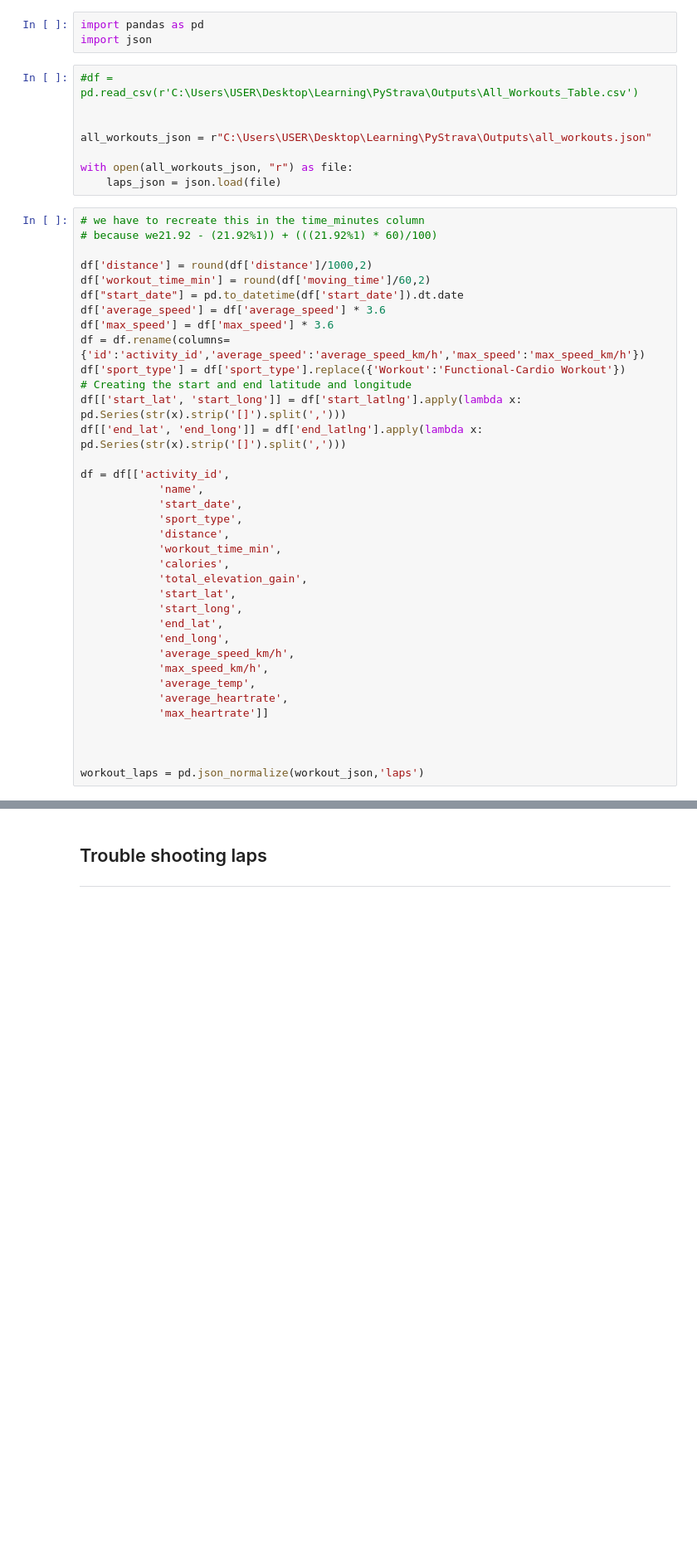
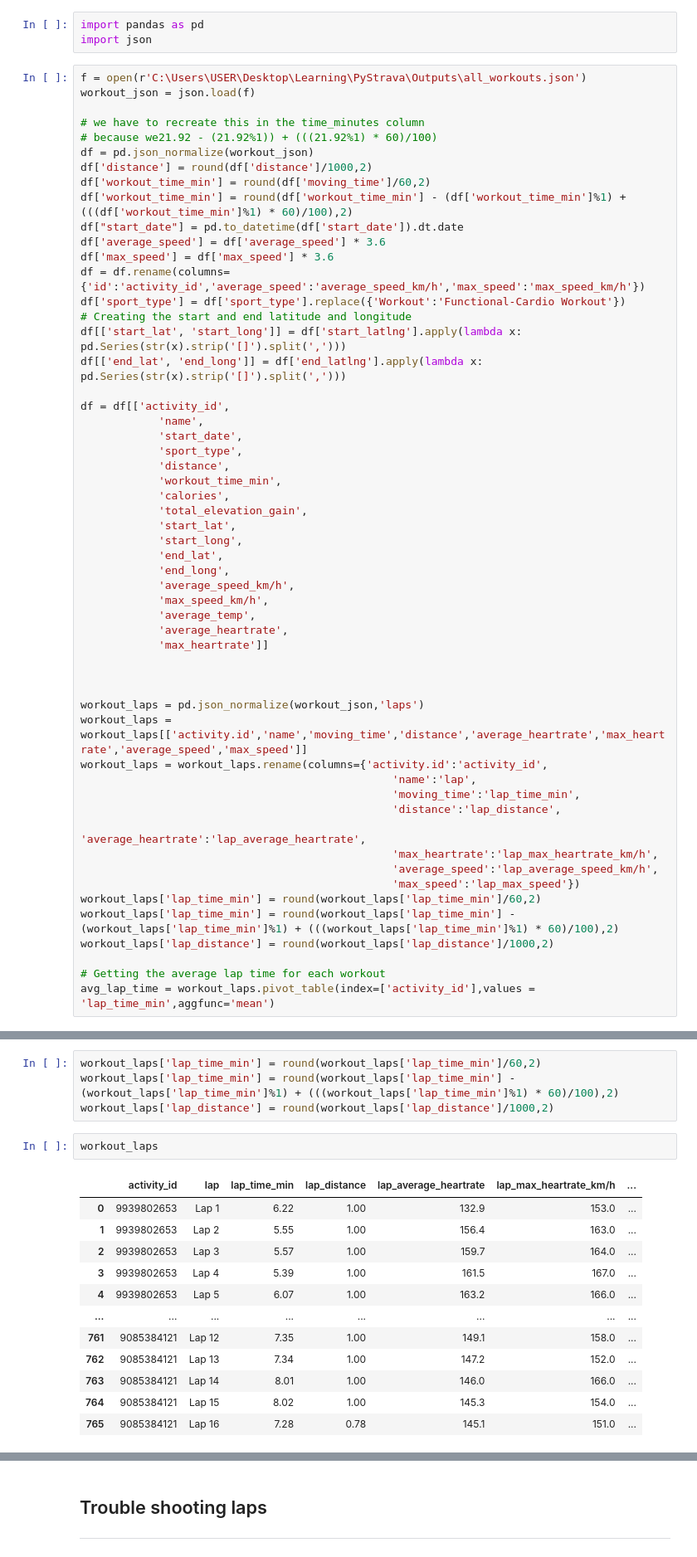
Before and after one commit to ManuelElizaldi/PyStrava, a Jupyter notebook: TroubleShootingNotebook.ipynb, the cells around one changed output, grey strips where cells are left out. Shown: that part at 83% size. Drawn from its saved outputs; the diff is of its cells as text; blank space fills up the shorter version.

```diff
--- a/TroubleShootingNotebook.ipynb
+++ b/TroubleShootingNotebook.ipynb
@@ -1,20 +1,16 @@
 # %%
 import pandas as pd
 import json
-# %%
-#df = pd.read_csv(r'C:\Users\USER\Desktop\Learning\PyStrava\Outputs\All_Workouts_Table.csv')
-
-
-all_workouts_json = r"C:\Users\USER\Desktop\Learning\PyStrava\Outputs\all_workouts.json"
-
-with open(all_workouts_json, "r") as file:
-    laps_json = json.load(file)
 # %%
+f = open(r'C:\Users\USER\Desktop\Learning\PyStrava\Outputs\all_workouts.json')
+workout_json = json.load(f)
+
 # we have to recreate this in the time_minutes column
 # because we21.92 - (21.92%1)) + (((21.92%1) * 60)/100)
-
+df = pd.json_normalize(workout_json)
 df['distance'] = round(df['distance']/1000,2)
 df['workout_time_min'] = round(df['moving_time']/60,2)
+df['workout_time_min'] = round(df['workout_time_min'] - (df['workout_time_min']%1) + (((df['workout_time_min']%1) * 60)/100),2)
 df["start_date"] = pd.to_datetime(df['start_date']).dt.date
 df['average_speed'] = df['average_speed'] * 3.6
 df['max_speed'] = df['max_speed'] * 3.6
@@ -45,3 +41,18 @@ df = df[['activity_id',
 
 
 workout_laps = pd.json_normalize(workout_json,'laps')
+workout_laps = workout_laps[['activity.id','name','moving_time','distance','average_heartrate','max_heartrate','average_speed','max_speed']]
+workout_laps = workout_laps.rename(columns={'activity.id':'activity_id',
+                                                'name':'lap',
+                                                'moving_time':'lap_time_min',
+                                                'distance':'lap_distance',
+                                                'average_heartrate':'lap_average_heartrate',
+                                                'max_heartrate':'lap_max_heartrate_km/h',
+                                                'average_speed':'lap_average_speed_km/h',
+                                                'max_speed':'lap_max_speed'})
+workout_laps['lap_time_min'] = round(workout_laps['lap_time_min']/60,2)
+workout_laps['lap_time_min'] = round(workout_laps['lap_time_min'] - (workout_laps['lap_time_min']%1) + (((workout_laps['lap_time_min']%1) * 60)/100),2)
+workout_laps['lap_distance'] = round(workout_laps['lap_distance']/1000,2)
+
+# Getting the average lap time for each workout
+avg_lap_time = workout_laps.pivot_table(index=['activity_id'],values = 'lap_time_min',aggfunc='mean')
@@ -63,0 +94,19 @@ df
+# %%
+workout_laps['lap_time_min'] = round(workout_laps['lap_time_min']/60,2)
+workout_laps['lap_time_min'] = round(workout_laps['lap_time_min'] - (workout_laps['lap_time_min']%1) + (((workout_laps['lap_time_min']%1) * 60)/100),2)
+workout_laps['lap_distance'] = round(workout_laps['lap_distance']/1000,2)
+# %%
+workout_laps
+# %% [output]
+|  | activity_id | lap | lap_time_min | lap_distance | lap_average_heartrate | lap_max_heartrate_km/h | ... |
+| 0 | 9939802653 | Lap 1 | 6.22 | 1.00 | 132.9 | 153.0 | ... |
+| 1 | 9939802653 | Lap 2 | 5.55 | 1.00 | 156.4 | 163.0 | ... |
+| 2 | 9939802653 | Lap 3 | 5.57 | 1.00 | 159.7 | 164.0 | ... |
+| 3 | 9939802653 | Lap 4 | 5.39 | 1.00 | 161.5 | 167.0 | ... |
+| 4 | 9939802653 | Lap 5 | 6.07 | 1.00 | 163.2 | 166.0 | ... |
+| ... | ... | ... | ... | ... | ... | ... | ... |
+| 761 | 9085384121 | Lap 12 | 7.35 | 1.00 | 149.1 | 158.0 | ... |
+| 762 | 9085384121 | Lap 13 | 7.34 | 1.00 | 147.2 | 152.0 | ... |
+| 763 | 9085384121 | Lap 14 | 8.01 | 1.00 | 146.0 | 166.0 | ... |
+| 764 | 9085384121 | Lap 15 | 8.02 | 1.00 | 145.3 | 154.0 | ... |
+| 765 | 9085384121 | Lap 16 | 7.28 | 0.78 | 145.1 | 151.0 | ... |
```
Also changed, not shown: parts of 9 cells of this notebook, 3 other files.
